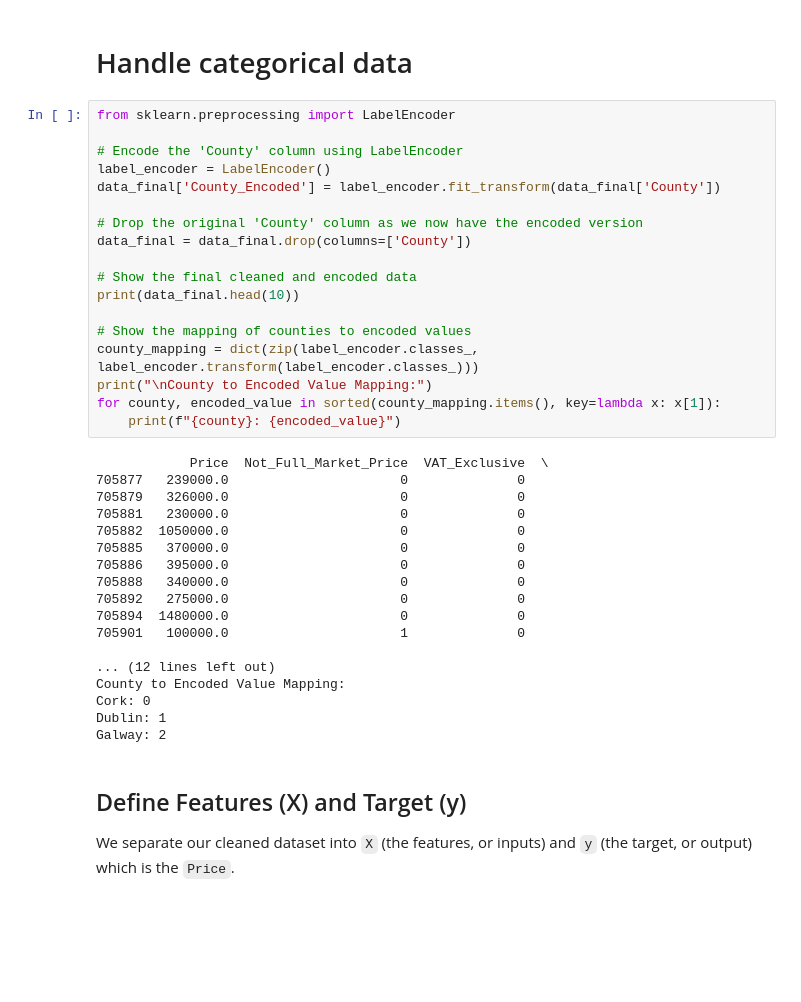
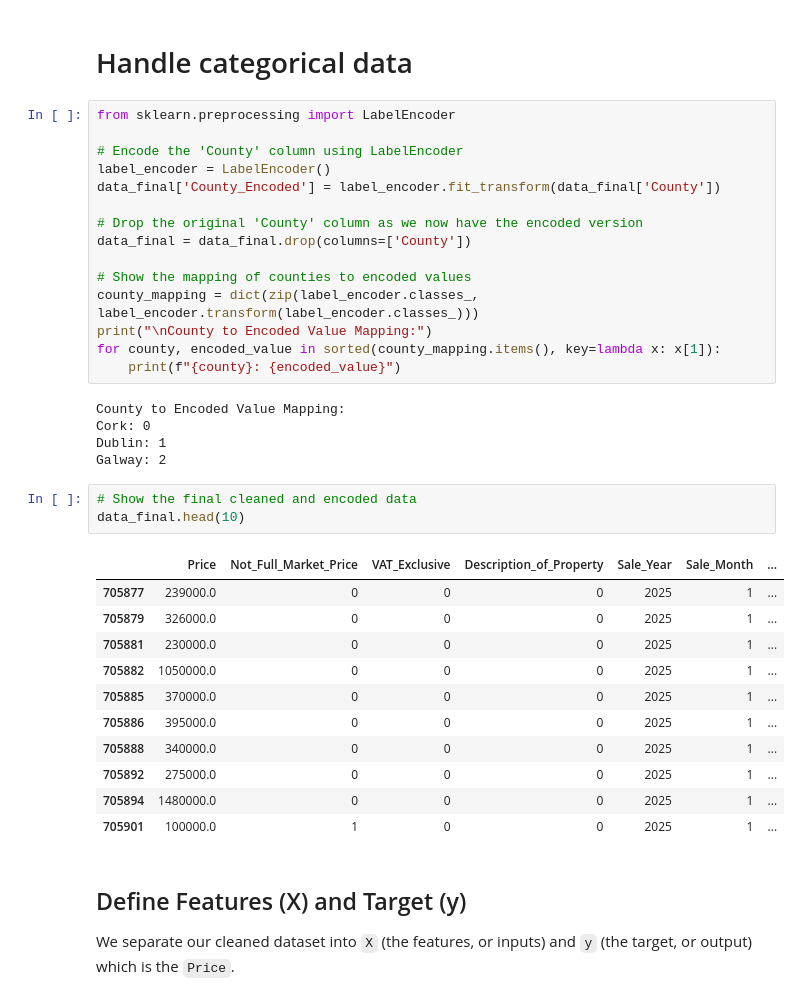
Before and after one commit to LuiisClaudio/ireland-real-estate-market-insights, a Jupyter notebook: Luis_Martins_CA1.ipynb, the cells around one changed output. Drawn from its saved outputs; the diff is of its cells as text; blank space fills up the shorter version.

```diff
--- a/Luis_Martins_CA1.ipynb
+++ b/Luis_Martins_CA1.ipynb
@@ -299,32 +299,31 @@ data_final['County_Encoded'] = label_encoder.fit_transform(data_final['County'])
 # Drop the original 'County' column as we now have the encoded version
 data_final = data_final.drop(columns=['County'])
 
-# Show the final cleaned and encoded data
-print(data_final.head(10))
-
 # Show the mapping of counties to encoded values
 county_mapping = dict(zip(label_encoder.classes_, label_encoder.transform(label_encoder.classes_)))
 print("\nCounty to Encoded Value Mapping:")
 for county, encoded_value in sorted(county_mapping.items(), key=lambda x: x[1]):
     print(f"{county}: {encoded_value}")
 # %% [output]
-            Price  Not_Full_Market_Price  VAT_Exclusive  \
-705877   239000.0                      0              0
-705879   326000.0                      0              0
-705881   230000.0                      0              0
-705882  1050000.0                      0              0
-705885   370000.0                      0              0
-705886   395000.0                      0              0
-705888   340000.0                      0              0
-705892   275000.0                      0              0
-705894  1480000.0                      0              0
-705901   100000.0                      1              0
-
-... (12 lines left out)
 County to Encoded Value Mapping:
 Cork: 0
 Dublin: 1
 Galway: 2
+# %%
+# Show the final cleaned and encoded data
+data_final.head(10)
+# %% [output]
+|  | Price | Not_Full_Market_Price | VAT_Exclusive | Description_of_Property | Sale_Year | Sale_Month | ... |
+| 705877 | 239000.0 | 0 | 0 | 0 | 2025 | 1 | ... |
+| 705879 | 326000.0 | 0 | 0 | 0 | 2025 | 1 | ... |
+| 705881 | 230000.0 | 0 | 0 | 0 | 2025 | 1 | ... |
+| 705882 | 1050000.0 | 0 | 0 | 0 | 2025 | 1 | ... |
+| 705885 | 370000.0 | 0 | 0 | 0 | 2025 | 1 | ... |
+| 705886 | 395000.0 | 0 | 0 | 0 | 2025 | 1 | ... |
+| 705888 | 340000.0 | 0 | 0 | 0 | 2025 | 1 | ... |
+| 705892 | 275000.0 | 0 | 0 | 0 | 2025 | 1 | ... |
+| 705894 | 1480000.0 | 0 | 0 | 0 | 2025 | 1 | ... |
+| 705901 | 100000.0 | 1 | 0 | 0 | 2025 | 1 | ... |
 # %% [markdown]
 ## Define Features (X) and Target (y)
 
```
Also changed, not shown: parts of 15 cells of this notebook.
